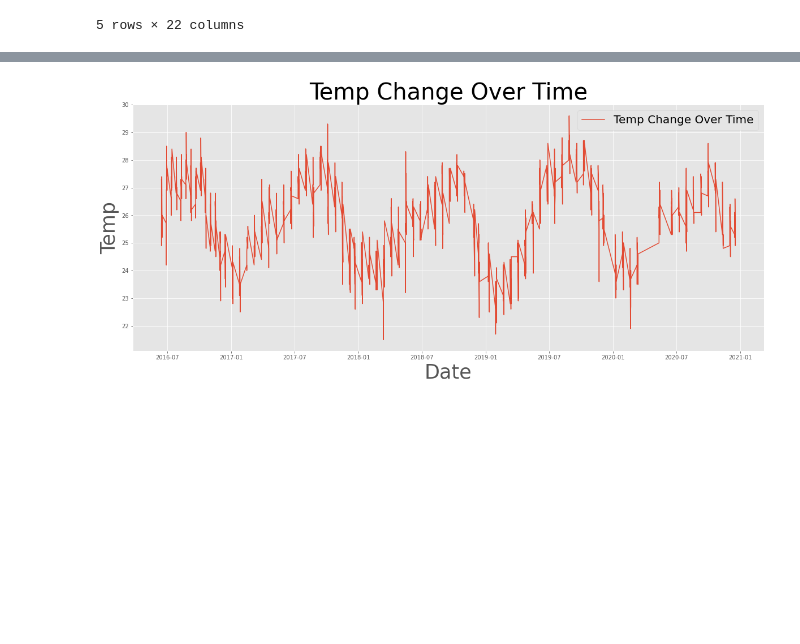
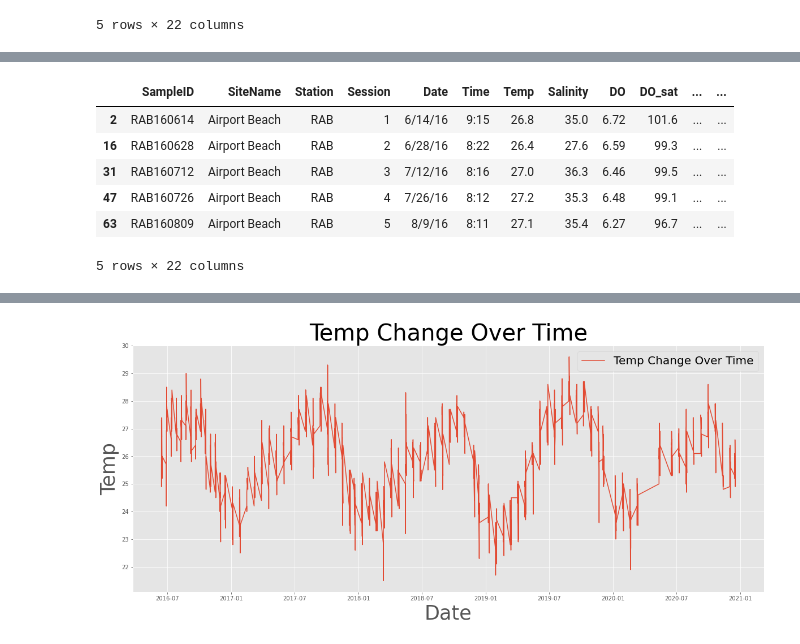
Before and after one commit to benkarlsberg/Maui-Water-Quality-Analysis, a Jupyter notebook: EDA.ipynb, the cells around one changed output, grey strips where cells are left out. Saved outputs shown, nothing was run; the diff lists cells and outputs as text; code cells hidden in the pictures; blank space fills up the shorter version.

Commit message:
separated sites

```diff
--- a/EDA.ipynb
+++ b/EDA.ipynb
@@ -86,0 +99,10 @@ westMaui.head()
+# %%
+rab.head()
+# %% [output]
+|  | SampleID | SiteName | Station | Session | Date | Time | Temp | Salinity | DO | DO_sat | ... | ... |
+| 2 | RAB160614 | Airport Beach | RAB | 1 | 6/14/16 | 9:15 | 26.8 | 35.0 | 6.72 | 101.6 | ... | ... |
+| 16 | RAB160628 | Airport Beach | RAB | 2 | 6/28/16 | 8:22 | 26.4 | 27.6 | 6.59 | 99.3 | ... | ... |
+| 31 | RAB160712 | Airport Beach | RAB | 3 | 7/12/16 | 8:16 | 27.0 | 36.3 | 6.46 | 99.5 | ... | ... |
+| 47 | RAB160726 | Airport Beach | RAB | 4 | 7/26/16 | 8:12 | 27.2 | 35.3 | 6.48 | 99.1 | ... | ... |
+| 63 | RAB160809 | Airport Beach | RAB | 5 | 8/9/16 | 8:11 | 27.1 | 35.4 | 6.27 | 96.7 | ... | ... |
+5 rows × 22 columns
```
Also changed, not shown: parts of 4 cells of this notebook.
